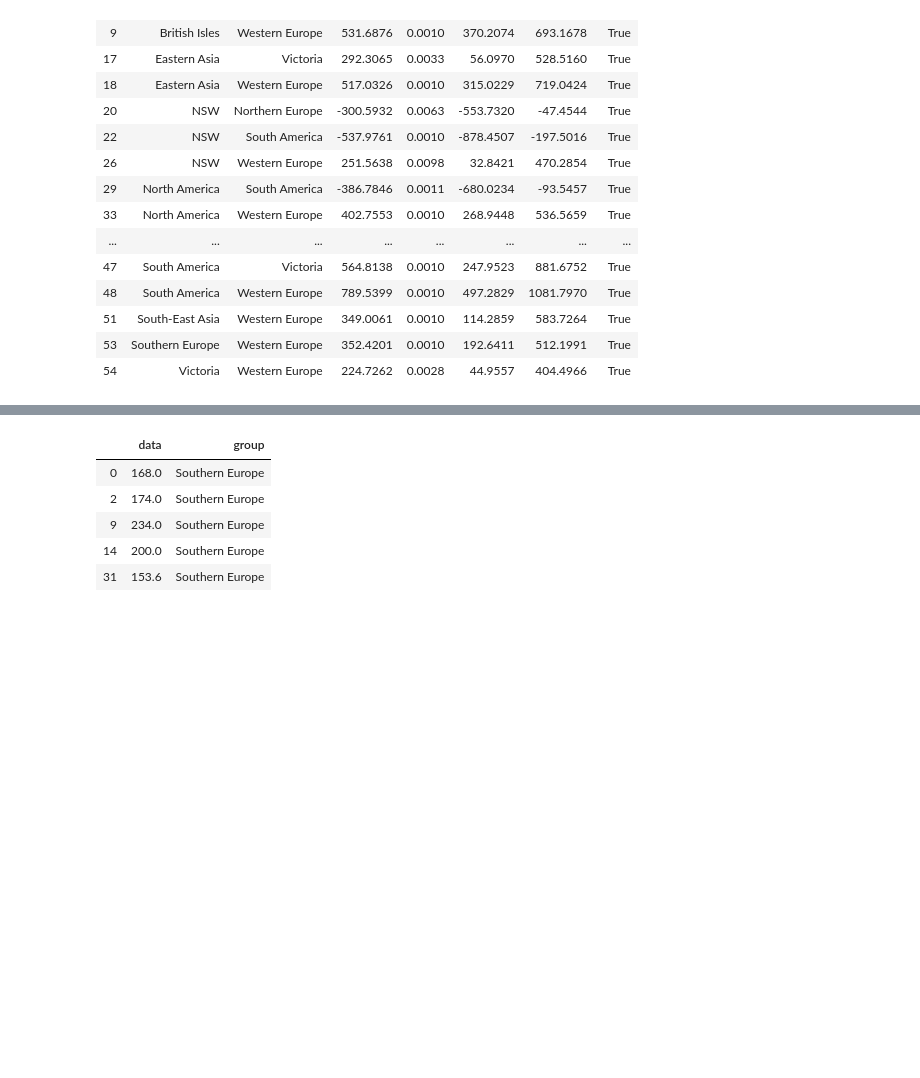
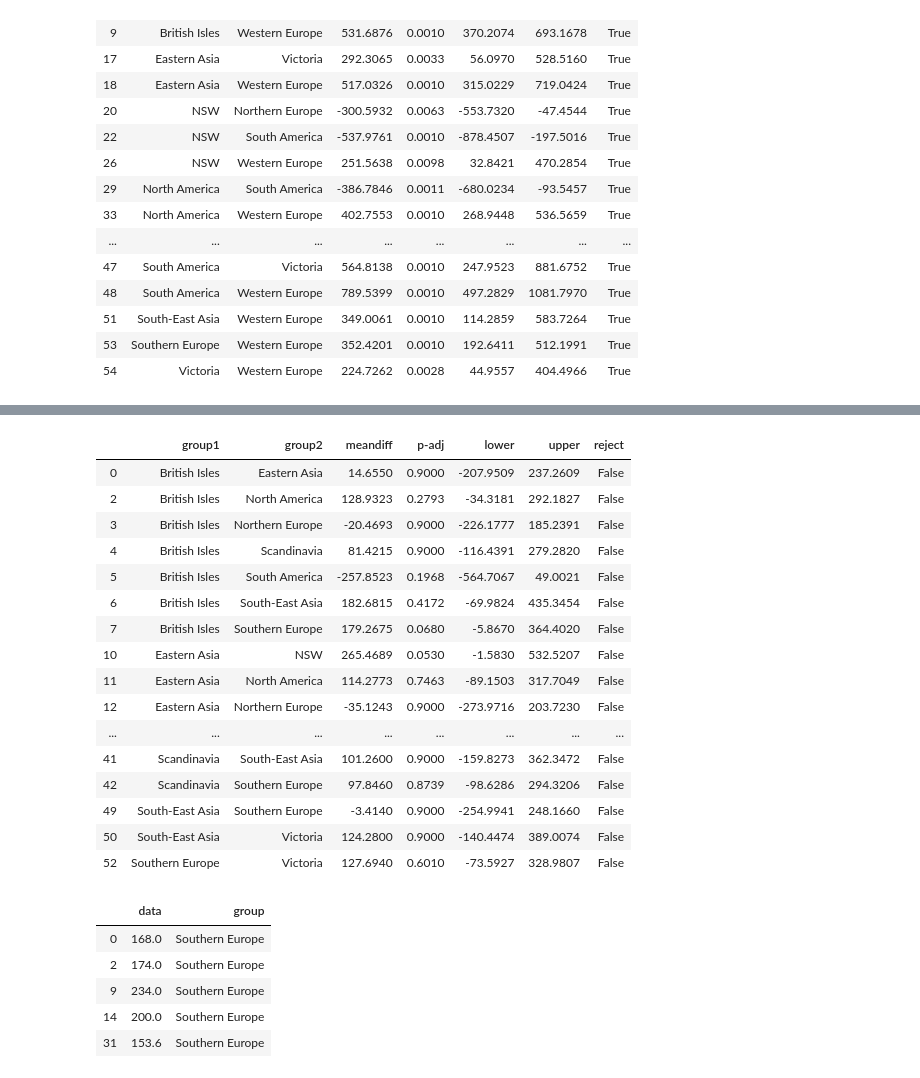
Before and after one commit to alexanderjohnny/hypothesis_testing_workflow_python, a Jupyter notebook: ALEX_BEAT_student.ipynb, the cells around one changed output, grey strips where cells are left out. Cells and saved outputs as stored; diff of their text form; code cells hidden in the pictures; blank space fills up the shorter version.

```diff
--- a/ALEX_BEAT_student.ipynb
+++ b/ALEX_BEAT_student.ipynb
@@ -1321,3 +1330,23 @@ h3tukeydf.loc[h3tukeydf['reject']==True]
+# %%
+h3tukeydf.loc[h3tukeydf['reject']==False]
+# %% [output]
+|  | group1 | group2 | meandiff | p-adj | lower | upper | reject |
+| 0 | British Isles | Eastern Asia | 14.6550 | 0.9000 | -207.9509 | 237.2609 | False |
+| 2 | British Isles | North America | 128.9323 | 0.2793 | -34.3181 | 292.1827 | False |
+| 3 | British Isles | Northern Europe | -20.4693 | 0.9000 | -226.1777 | 185.2391 | False |
+| 4 | British Isles | Scandinavia | 81.4215 | 0.9000 | -116.4391 | 279.2820 | False |
+| 5 | British Isles | South America | -257.8523 | 0.1968 | -564.7067 | 49.0021 | False |
+| 6 | British Isles | South-East Asia | 182.6815 | 0.4172 | -69.9824 | 435.3454 | False |
+| 7 | British Isles | Southern Europe | 179.2675 | 0.0680 | -5.8670 | 364.4020 | False |
+| 10 | Eastern Asia | NSW | 265.4689 | 0.0530 | -1.5830 | 532.5207 | False |
+| 11 | Eastern Asia | North America | 114.2773 | 0.7463 | -89.1503 | 317.7049 | False |
+| 12 | Eastern Asia | Northern Europe | -35.1243 | 0.9000 | -273.9716 | 203.7230 | False |
+| ... | ... | ... | ... | ... | ... | ... | ... |
+| 41 | Scandinavia | South-East Asia | 101.2600 | 0.9000 | -159.8273 | 362.3472 | False |
+| 42 | Scandinavia | Southern Europe | 97.8460 | 0.8739 | -98.6286 | 294.3206 | False |
+| 49 | South-East Asia | Southern Europe | -3.4140 | 0.9000 | -254.9941 | 248.1660 | False |
+| 50 | South-East Asia | Victoria | 124.2800 | 0.9000 | -140.4474 | 389.0074 | False |
+| 52 | Southern Europe | Victoria | 127.6940 | 0.6010 | -73.5927 | 328.9807 | False |
 # %%
 h3tukeyprepdf.head()
 # %% [output]
```
Also changed, not shown: parts of 6 cells of this notebook, 1 other file.
